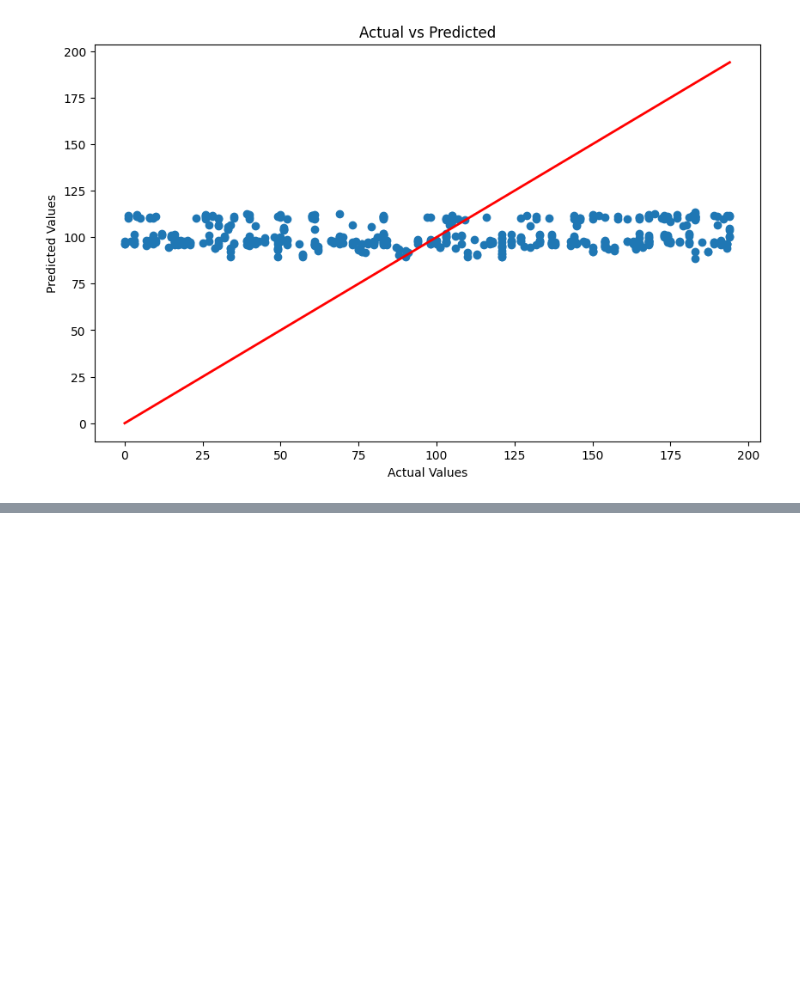
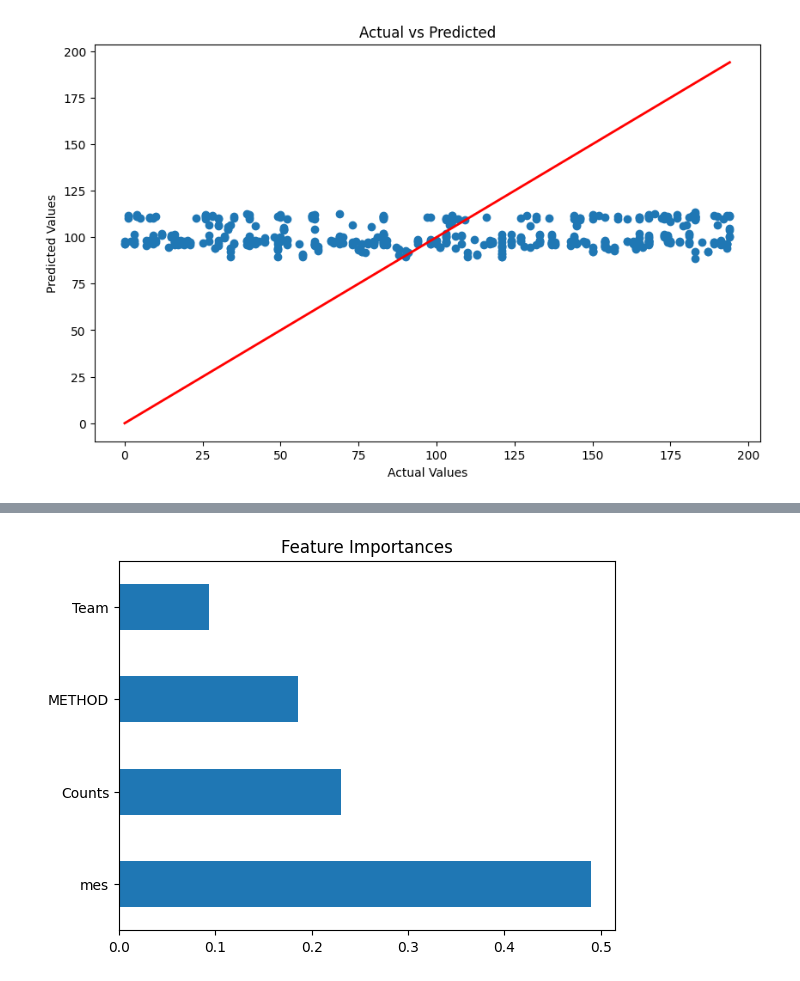
Before and after one commit to CARDONAJOSE/Data-engineer, a Jupyter notebook: analisiskey.ipynb, the cells around one changed output, grey strips where cells are left out. Cells and saved outputs as stored; diff of their text form; code cells hidden in the pictures; blank space fills up the shorter version.

```diff
--- a/analisiskey.ipynb
+++ b/analisiskey.ipynb
@@ -251,0 +262,6 @@ plt.show()
+# %%
+dat['frecuencia_alta_baja'] = pd.cut(dat['Counts'], bins=[0, 10, dat['Counts'].max()], labels=['baja', 'alta'])
+# %%
+X_oc = dat.drop(['frecuencia_alta_baja', 'Counts'], axis=1)
+y_oc = dat['frecuencia_alta_baja']
+X_train_oc, X_test_oc, y_train_oc, y_test_oc = train_test_split(X_oc, y_oc, test_size=0.2, random_state=42)
@@ -251,0 +270,4 @@ plt.show()
+# %%
+rf_oc = RandomForestClassifier(n_estimators=100, random_state=42)
+rf_oc.fit(X_train_oc, y_train_oc)
+y_pred_rf_oc = rf_oc.predict(X_test_oc)
@@ -252,3 +294,10 @@ plt.show()
+# %%
+feature_importances = pd.Series(rf_oc.feature_importances_, index=X.columns)
+feature_importances.nlargest(10).plot(kind='barh')
+plt.title('Feature Importances')
+plt.show()
+# %% [output]
+[figure, added]
 # %% [markdown]
 ## Conclusion
 
```
Also changed, not shown: parts of 18 cells of this notebook.
